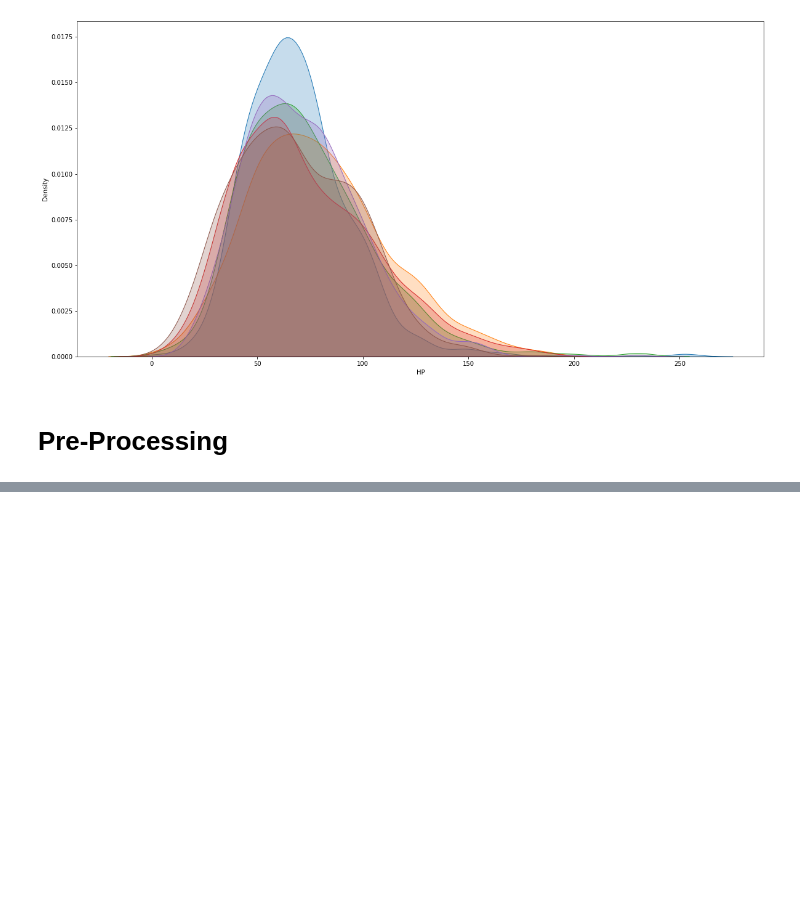
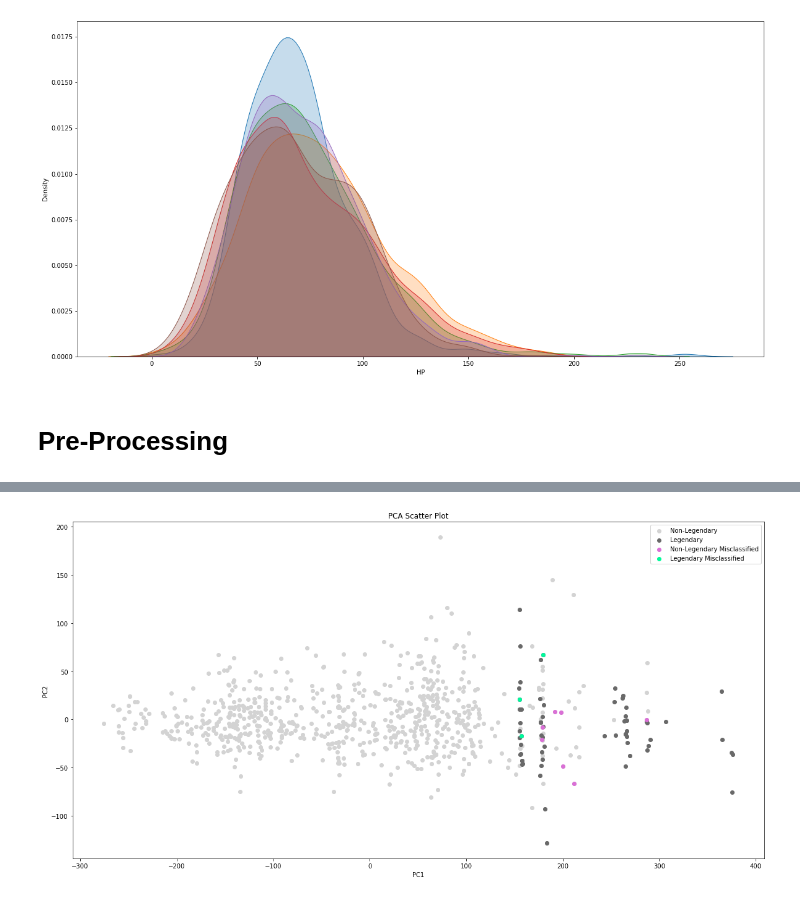
Before and after one commit to LJRollerII/Project_Pokemon, a Jupyter notebook: notebooks/legendary_pokemon_classification.ipynb, the cells around one changed output, grey strips where cells are left out. Drawn from its saved outputs; the diff is of its cells as text; code cells hidden in the pictures; blank space fills up the shorter version.

```diff
--- a/notebooks/legendary_pokemon_classification.ipynb
+++ b/notebooks/legendary_pokemon_classification.ipynb
@@ -124,0 +250,3 @@ plt.show()
+# %%
+predictions = np.hstack((model.predict(X_test) >= 0.5).astype(np.int)) != y_test
+predictions
@@ -124,0 +269,2 @@ plt.show()
+# %%
+mislabeled_indices = y_test[predictions].index
@@ -124,0 +289,3 @@ plt.show()
+# %%
+pca = PCA(n_components=2)
+data_reduced = pd.DataFrame(pca.fit_transform(data), columns=["PC1", "PC2"])
@@ -124,0 +308,18 @@ plt.show()
+# %%
+legendary_indices = data.query("Legendary == 1").index
+mislabeled_legendary_indices = np.intersect1d(mislabeled_indices, legendary_indices)
+# %%
+plt.figure(figsize=(20, 10))
+
+plt.scatter(data_reduced['PC1'], data_reduced['PC2'], c='lightgray')
+plt.scatter(data_reduced.loc[legendary_indices, 'PC1'], data_reduced.loc[legendary_indices, 'PC2'], c='dimgray')
+plt.scatter(data_reduced.loc[mislabeled_indices, 'PC1'], data_reduced.loc[mislabeled_indices, 'PC2'], c='orchid')
+plt.scatter(data_reduced.loc[mislabeled_legendary_indices, 'PC1'], data_reduced.loc[mislabeled_legendary_indices, 'PC2'], c='mediumspringgreen')
+
+plt.xlabel("PC1")
+plt.ylabel("PC2")
+plt.legend(['Non-Legendary', 'Legendary', 'Non-Legendary Misclassified', 'Legendary Misclassified'])
+plt.title("PCA Scatter Plot")
+plt.show()
+# %% [output]
+[figure, added]
```
Also changed, not shown: parts of 22 cells of this notebook.
